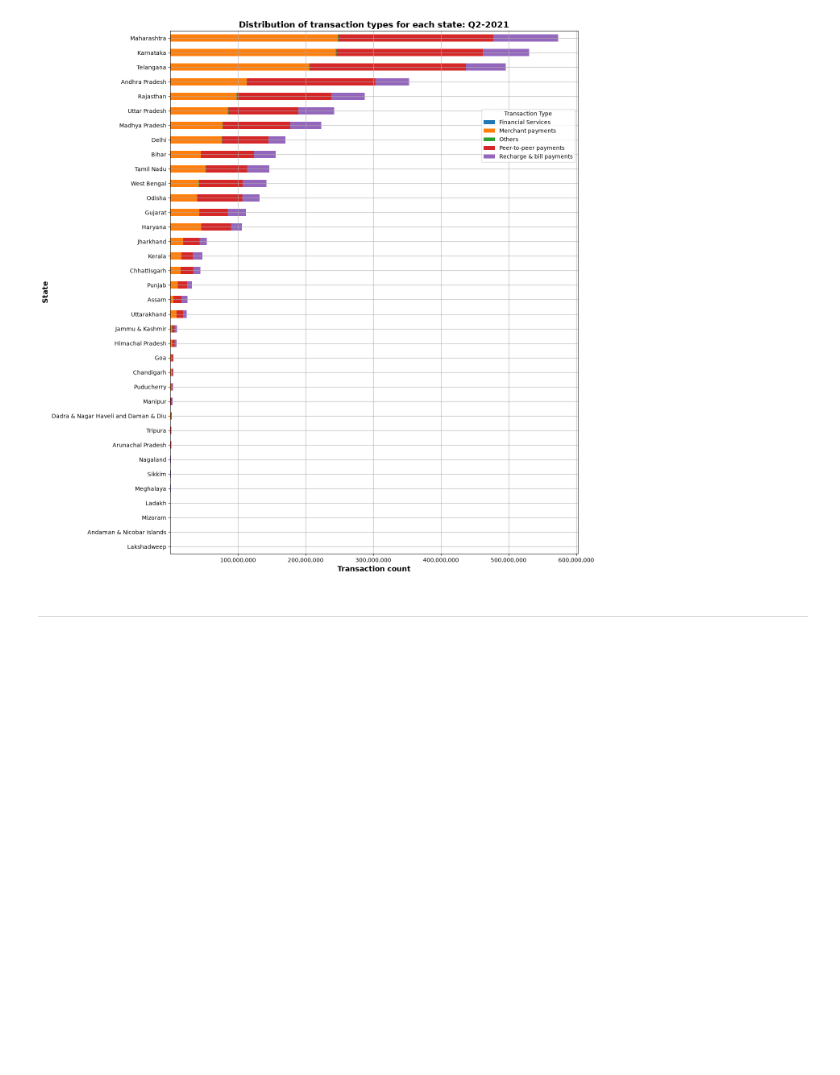
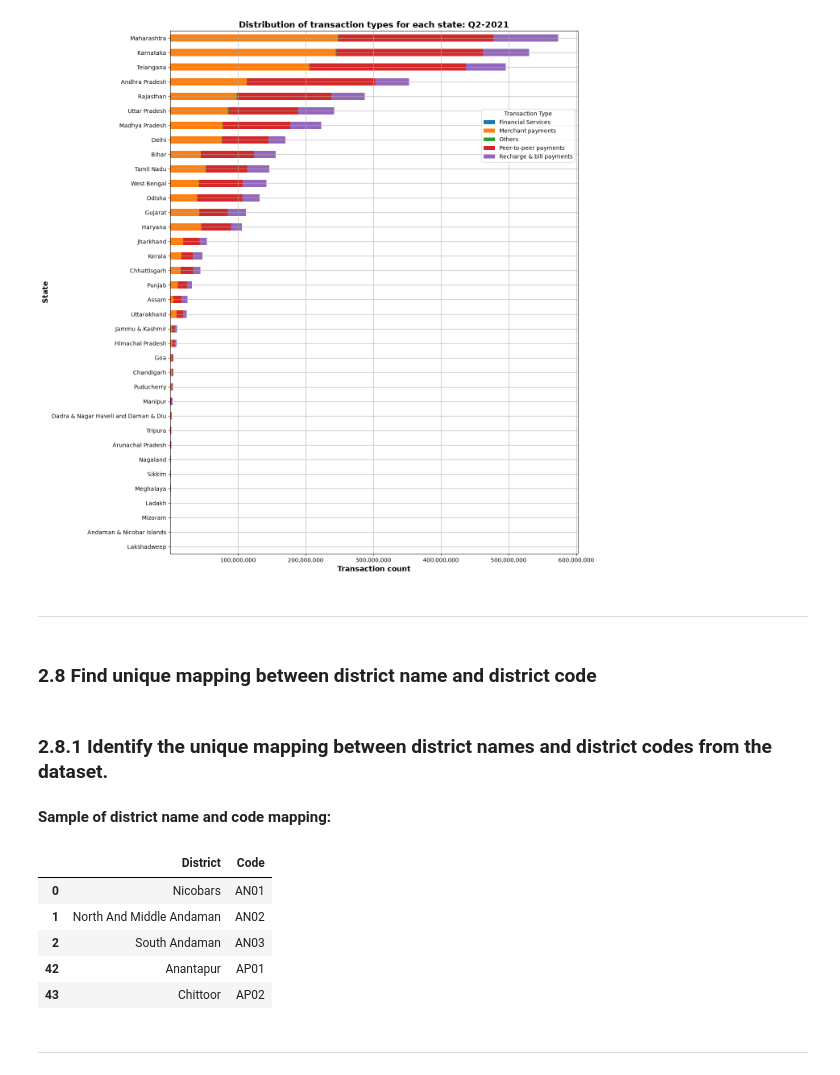
Before and after one commit to chetanchandel31/da_phone_pe, a Jupyter notebook: notebooks/01_phone_pe_analysis.ipynb, the cells around one changed output. Saved outputs shown, nothing was run; the diff lists cells and outputs as text; code cells hidden in the pictures; blank space fills up the shorter version.

Commit message:
district mapping csv

```diff
--- a/notebooks/01_phone_pe_analysis.ipynb
+++ b/notebooks/01_phone_pe_analysis.ipynb
@@ -1050,3 +1052,23 @@ plt.show()
 [figure]
 # %% [markdown]
 ---
+# %% [markdown]
+### **2.8 Find unique mapping between district name and district code**
+# %% [markdown]
+### 2.8.1 Identify the unique mapping between district names and district codes from the dataset.
+# %%
+df = dfs["district_txn_users"]
+df_district_name_to_code = df[["District", "Code"]].drop_duplicates()
+
+display(Markdown("**Sample of district name and code mapping:**"))
+display(df_district_name_to_code.head())
+# %% [output]
+**Sample of district name and code mapping:**
+|  | District | Code |
+| 0 | Nicobars | AN01 |
+| 1 | North And Middle Andaman | AN02 |
+| 2 | South Andaman | AN03 |
+| 42 | Anantapur | AP01 |
+| 43 | Chittoor | AP02 |
+# %% [markdown]
+---
```
Also changed, not shown: parts of 5 cells of this notebook, 1 other file.
